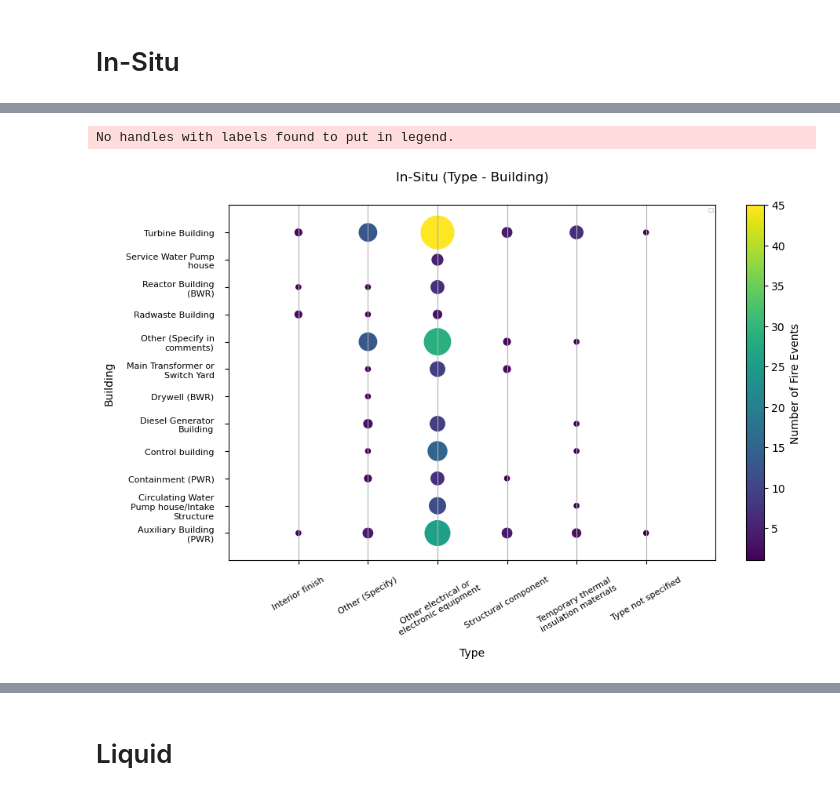
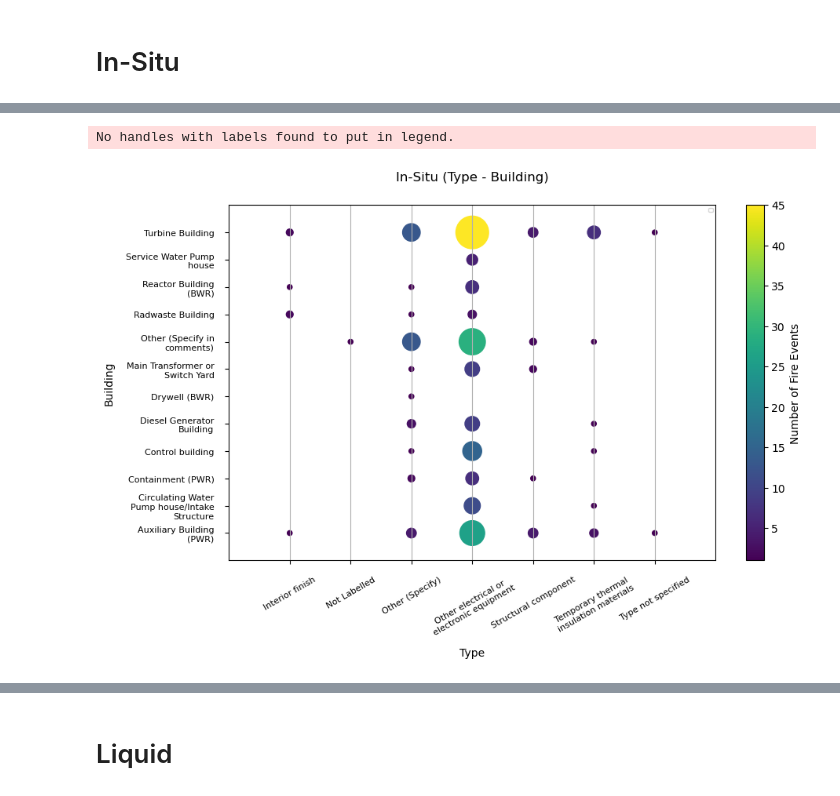
Before and after one commit to vtextremelab/EPRI-FEDB_DA, a Jupyter notebook: EPRI_10-14_Results and Plots.ipynb, the cells around one changed output, grey strips where cells are left out. Cells and saved outputs as stored; diff of their text form; code cells hidden in the pictures.

```diff
--- a/EPRI_10-14_Results and Plots.ipynb
+++ b/EPRI_10-14_Results and Plots.ipynb
@@ -15,7 +15,7 @@ import matplotlib.colors as mcolors
 import seaborn as sns
 import pickle
 # %%
-prefix   = 'E:/ML Fire/EPRI-Data/EPRI_OG/'
+prefix   = 'E:/ML Fire/EPRI-Data/EPRI_OG/EPRI-FEDB_DA/'
 plot     = 'Plots/'
 old      = 'Old/'
 updated_data = 'Updated Data/'
@@ -437,3 +445,16 @@ plt.show()
 # Combustible Group
 # %% [markdown]
 # In-Situ
+# %%
+insitu_et['Type'] = insitu_et['Type'].replace([np.nan],['Not Labelled'])
+
+total_chal = df_em_challenging['Type'].value_counts(dropna=False).sum()
+total_ituchal = insitu_et['Type'].value_counts(dropna=False).sum()
+print(total_chal)
+print(total_ituchal)
+
+insitu_tc = insitu_et['Type'].value_counts(dropna=False).rename_axis('unique_values').reset_index(name='counts')
+
+insitu_tc['percentage'] = ((insitu_tc['counts'] / total_chal) * 100).round(1)
+insitu_tc['percentage_itu'] = ((insitu_tc['counts'] / total_ituchal) * 100).round(1)
+insitu_tc
@@ -440,7 +472,7 @@ plt.show()
 # %%
 df_em_challenging = EPRI_up[EPRI_up['Disposition_new'] == 'Challenging']
 df_em_chal_gas = df_em_challenging[df_em_challenging['Combustible Group'] == 'In_Situ']
-df_em_gpft = df_em_chal_gas[['Type', 'Building']].reset_index(drop = True)
+df_em_gpft = insitu_et[['Type', 'Building']].reset_index(drop = True)
 df_em_gpft = pd.DataFrame(df_em_gpft)
 counts = df_em_gpft.groupby(['Type', 'Building'])['Building'].count()
 
@@ -450,8 +482,8 @@ s      = [20*n for n in counts.values]
 s_c    = [n for n in counts.values]
 
 
-xTickmarks = sorted(df_em_chal_gas['Building'].dropna().unique().tolist())
-yTickmarks = sorted(df_em_chal_gas['Type'].dropna().unique().tolist())
+xTickmarks = sorted(insitu_et['Building'].dropna().unique().tolist())
+yTickmarks = sorted(insitu_et['Type'].dropna().unique().tolist())
 
 x = [yTickmarks.index(i) for i in x_list]
 y = [xTickmarks.index(i) for i in y_list]
@@ -461,34 +493,34 @@ ylabels = [ '\n'.join(wrap(l, 20)) for l in yTickmarks]
 
 matplotlib.rc('font', serif='Helvetica Neue')
 matplotlib.rc('text', usetex='false')
 matplotlib.rcParams.update({'font.size': 10})
 fig = plt.figure(figsize=(10, 6), dpi = 100) # for landscape
 axes1 = fig.add_subplot(111)
 # title = '%s - %s' %('Form', 'Type')
 # save  = '%s - %s.png' %('Form', 'Type')
 
 plt.scatter(x, y, s = s, c = s_c)
 cb = plt.colorbar()
 cb.set_label('Number of Fire Events', fontsize=10)
 
 axes1.tick_params(axis='both', which='major', pad=10)
 axes1.set_xlim((-1, len(yTickmarks)))
 axes1.set_ylim((-1, len(xTickmarks)))
 axes1.set_xticks(xrange(len(yTickmarks)))
 axes1.set_yticks(xrange(len(xTickmarks)))
 axes1.set_xticklabels(ylabels, rotation = 30, fontsize = 8)
 axes1.set_yticklabels(xlabels, fontsize = 8)
 axes1.set_ylabel('Building', fontsize = 10, labelpad=10)
 axes1.set_xlabel('Type', fontsize = 10, labelpad=10)
 axes1.legend(prop={'size':5}, ncol=4)
 axes1.xaxis.grid(True)
 axes1.set_title('In-Situ (Type - Building)', fontsize = 12, x=0.5, y = 1.05)
 
 plt.show()
 fig.savefig(sys_up_dplo + 'In-Situ (Type - Building)', bbox_inches='tight')
 # %% [output]
 No handles with labels found to put in legend.
-[figure, old version]
+[figure, new version]
 # %%
 df_em_challenging = EPRI_up[EPRI_up['Disposition_new'] == 'Challenging']
 df_em_chal_gas = df_em_challenging[df_em_challenging['Combustible Group'] == 'In_Situ']
```
Also changed, not shown: parts of 33 cells of this notebook, 38 other files.
